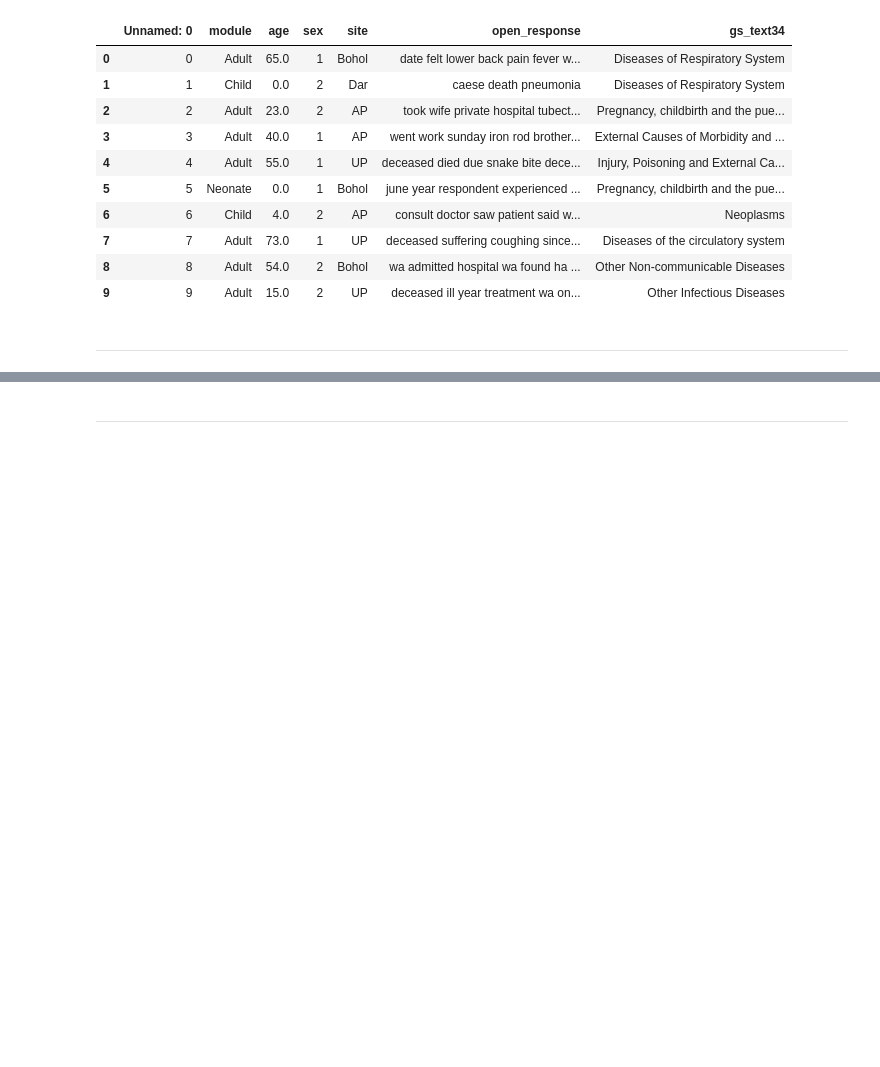
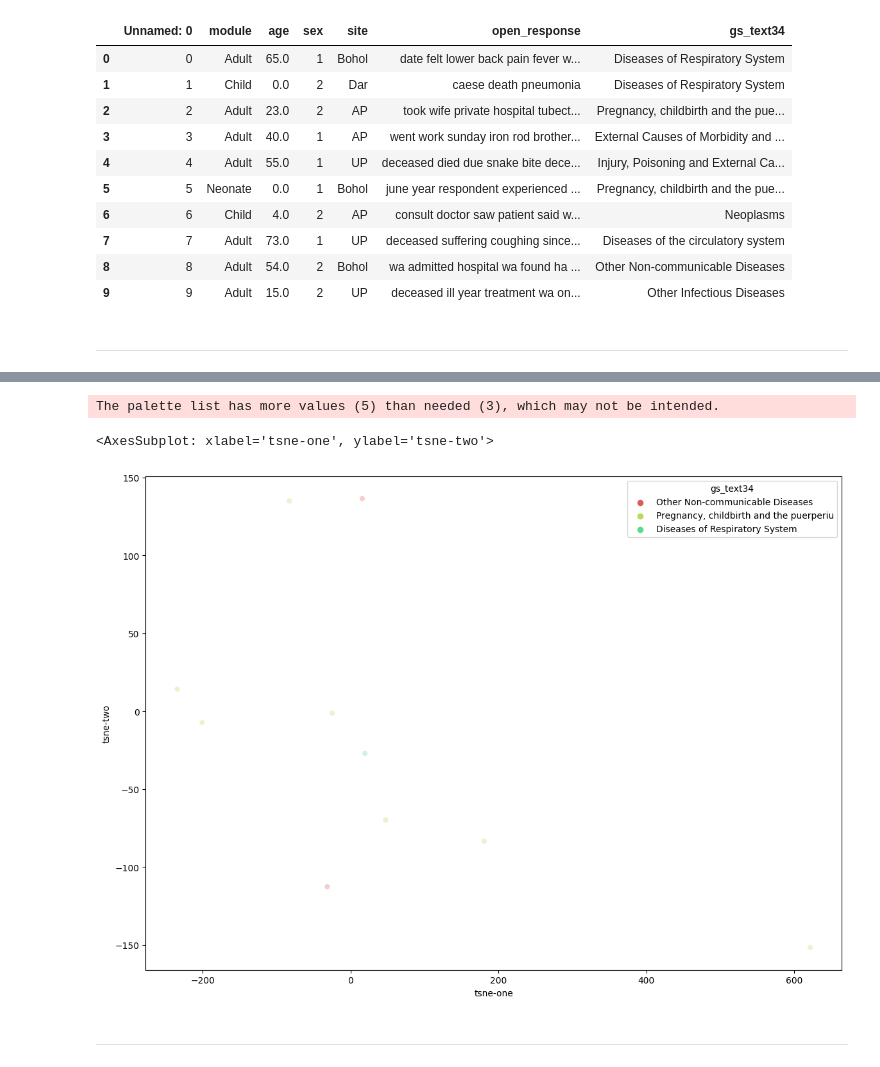
Before and after one commit to PeioLlano/MD-Verbal-Autopsy-Clustering, a Jupyter notebook: ClusteringVerbalAutopsy.ipynb, the cells around one changed output, grey strips where cells are left out. Cells and saved outputs as stored; diff of their text form; code cells hidden in the pictures; blank space fills up the shorter version.

```diff
--- a/ClusteringVerbalAutopsy.ipynb
+++ b/ClusteringVerbalAutopsy.ipynb
@@ -1297,0 +1300,13 @@ data.head(10)
+# %%
+from sklearn.manifold import TSNE
+
+#try: data
+#except NameError: data = pd.read_csv("data_output/doc_embeding.csv")
+
+data = pd.read_csv("data_output/doc_embeding.csv")
+data = data.iloc[:10, 1:]
+
+
+tsne = TSNE(n_components=3, verbose=1, perplexity=5, n_iter=250)
+tsne_results = tsne.fit_transform(data)
+tsne_results
@@ -1297,0 +1331,9 @@ data.head(10)
+# %%
+label = pd.read_csv("data_output/asignacion_instancia_cluster.csv")
+clstr = pd.read_csv("data_output/clusters.csv")
+
+label = label['cluster']
+
+for i in range(len(label)):
+    label[i] = clstr.at[label[i],'1']
+label
@@ -1297,0 +1352,8 @@ data.head(10)
+# %%
+data['tsne-one'] = tsne_results[:,0]
+data['tsne-two'] = tsne_results[:,1]
+data['tsne-three'] = tsne_results[:,2]
+data['gs_text34'] = label
+data_tsn = data.filter(['tsne-one', 'tsne-two','tsne-three','gs_text34'])
+data_tsn.to_csv('data_graphics/data_tsne_post.csv')
+data_tsn
@@ -1298,3 +1377,21 @@ data.head(10)
+# %%
+import seaborn as sns
+
+plt.figure(figsize=(14,10))
+ax2 = plt.subplot(1, 1, 1)
+sns.scatterplot(
+    x="tsne-one", y="tsne-two",
+    hue="gs_text34",
+    palette=sns.color_palette("hls", 5),
+    data=data_tsn,
+    legend="full",
+    alpha=0.3,
+    ax=ax2
+)
+# %% [output]
+The palette list has more values (5) than needed (3), which may not be intended.
+<AxesSubplot: xlabel='tsne-one', ylabel='tsne-two'>
+[figure, added]
 # %% [markdown]
 <hr>
 # %% [markdown]
```
Also changed, not shown: parts of 31 cells of this notebook, 1 other file.
